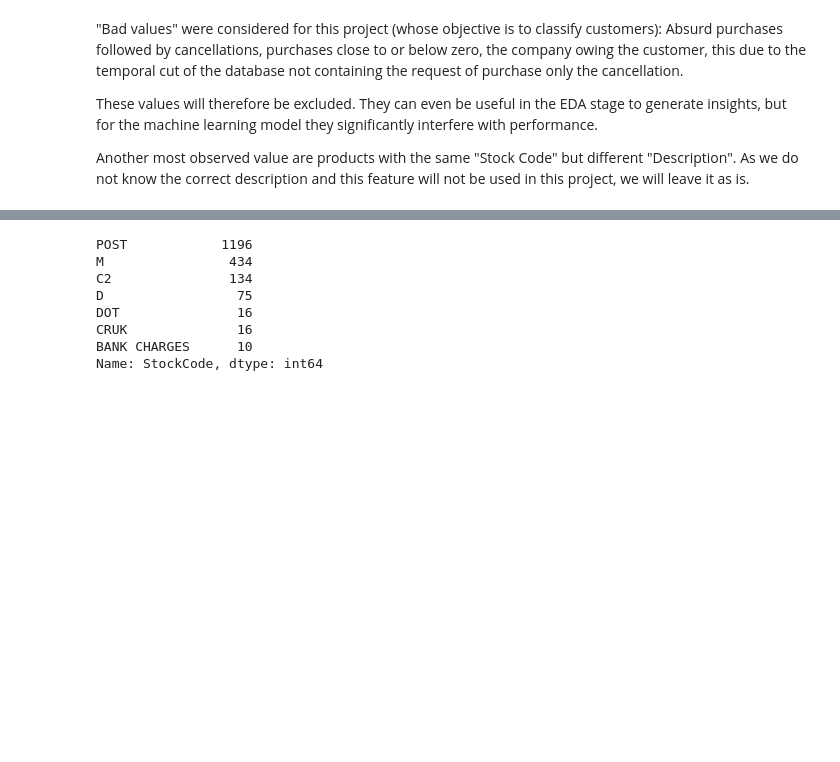
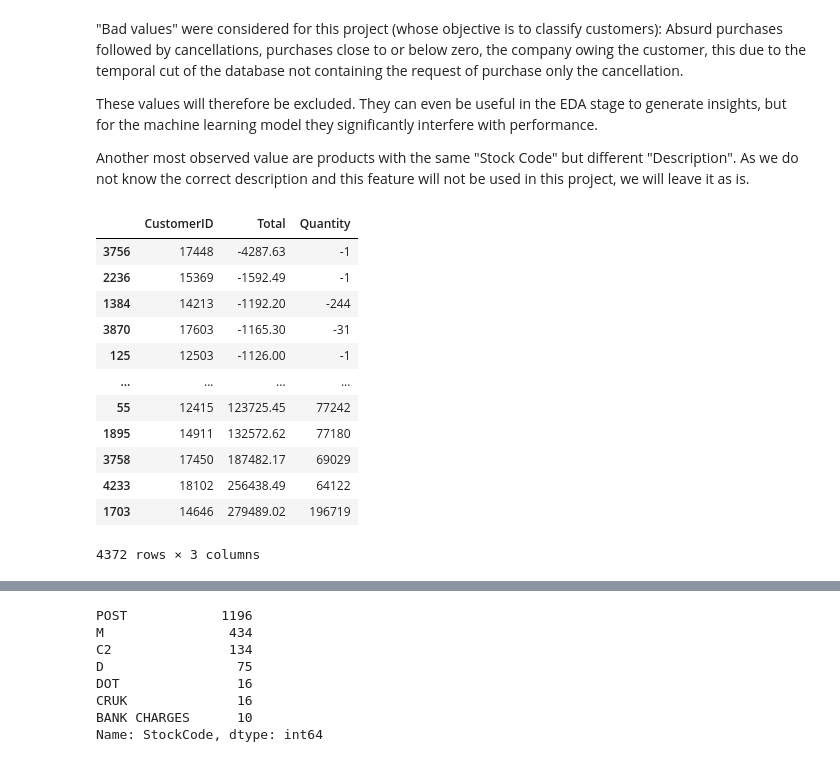
Before and after one commit to alyssonvidal/E-Commerce-Clusterization, a Jupyter notebook: notebooks/part01_preprocessing.ipynb, the cells around one changed output, grey strips where cells are left out. Saved outputs shown, nothing was run; the diff lists cells and outputs as text; code cells hidden in the pictures; blank space fills up the shorter version.

```diff
--- a/notebooks/part01_preprocessing.ipynb
+++ b/notebooks/part01_preprocessing.ipynb
@@ -167,6 +167,22 @@ Another most observed value are products with the same "Stock Code" but differen
 sum_transactions_per_client=data[['CustomerID','Total','Quantity']].groupby('CustomerID').agg({'Total':np.sum,
                                                                                                'Quantity':np.sum
                                                                                               }).reset_index()
+# %%
+sum_transactions_per_client.sort_values(by='Total')
+# %% [output]
+|  | CustomerID | Total | Quantity |
+| 3756 | 17448 | -4287.63 | -1 |
+| 2236 | 15369 | -1592.49 | -1 |
+| 1384 | 14213 | -1192.20 | -244 |
+| 3870 | 17603 | -1165.30 | -31 |
+| 125 | 12503 | -1126.00 | -1 |
+| ... | ... | ... | ... |
+| 55 | 12415 | 123725.45 | 77242 |
+| 1895 | 14911 | 132572.62 | 77180 |
+| 3758 | 17450 | 187482.17 | 69029 |
+| 4233 | 18102 | 256438.49 | 64122 |
+| 1703 | 14646 | 279489.02 | 196719 |
+4372 rows × 3 columns
 # %%
 #Customers who do not have a positive purchase balance or who owe the company (due to the temporal cut of the database) will be excluded
 
```
Also changed, not shown: parts of 2 cells of this notebook, 2 other files.
